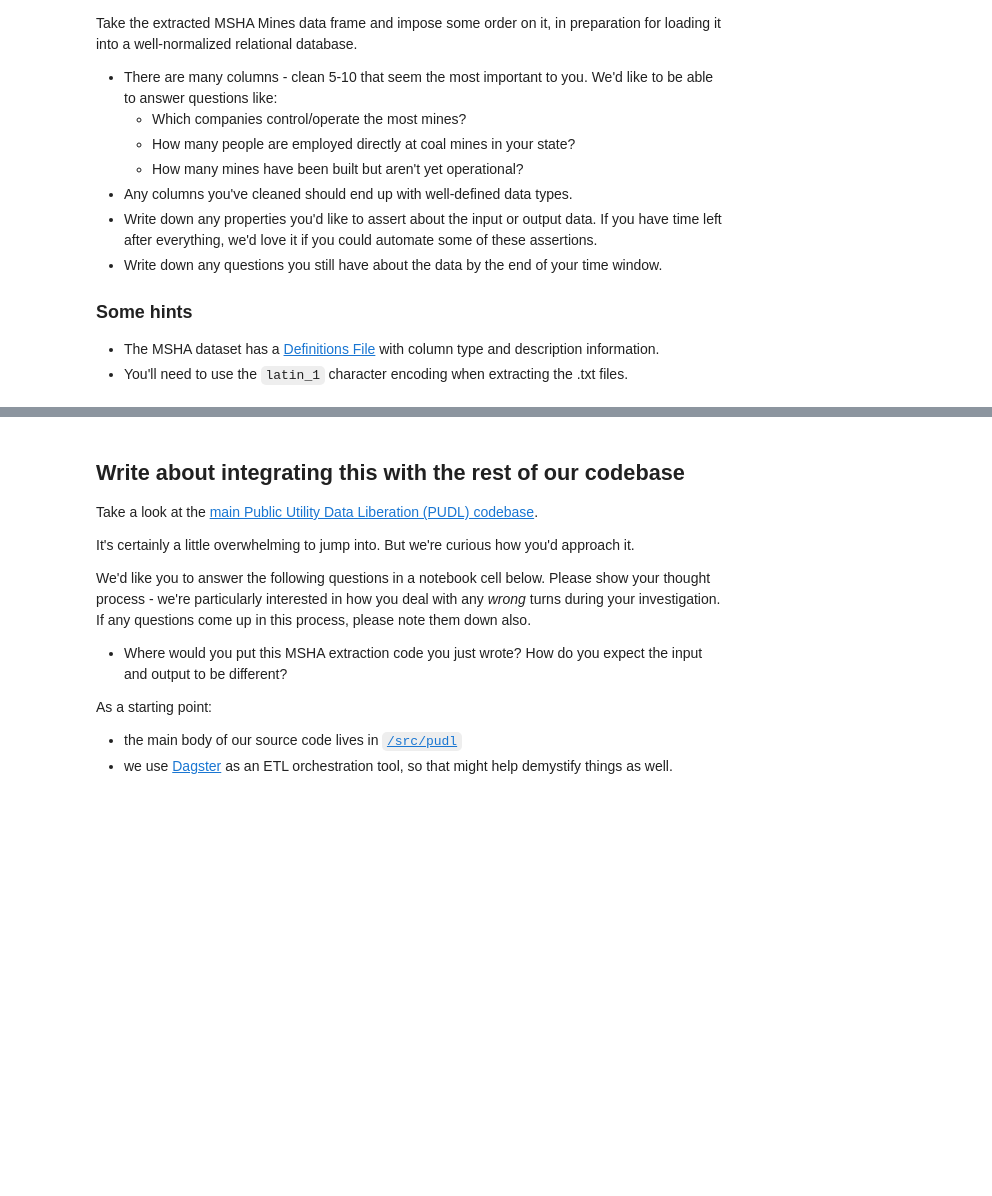
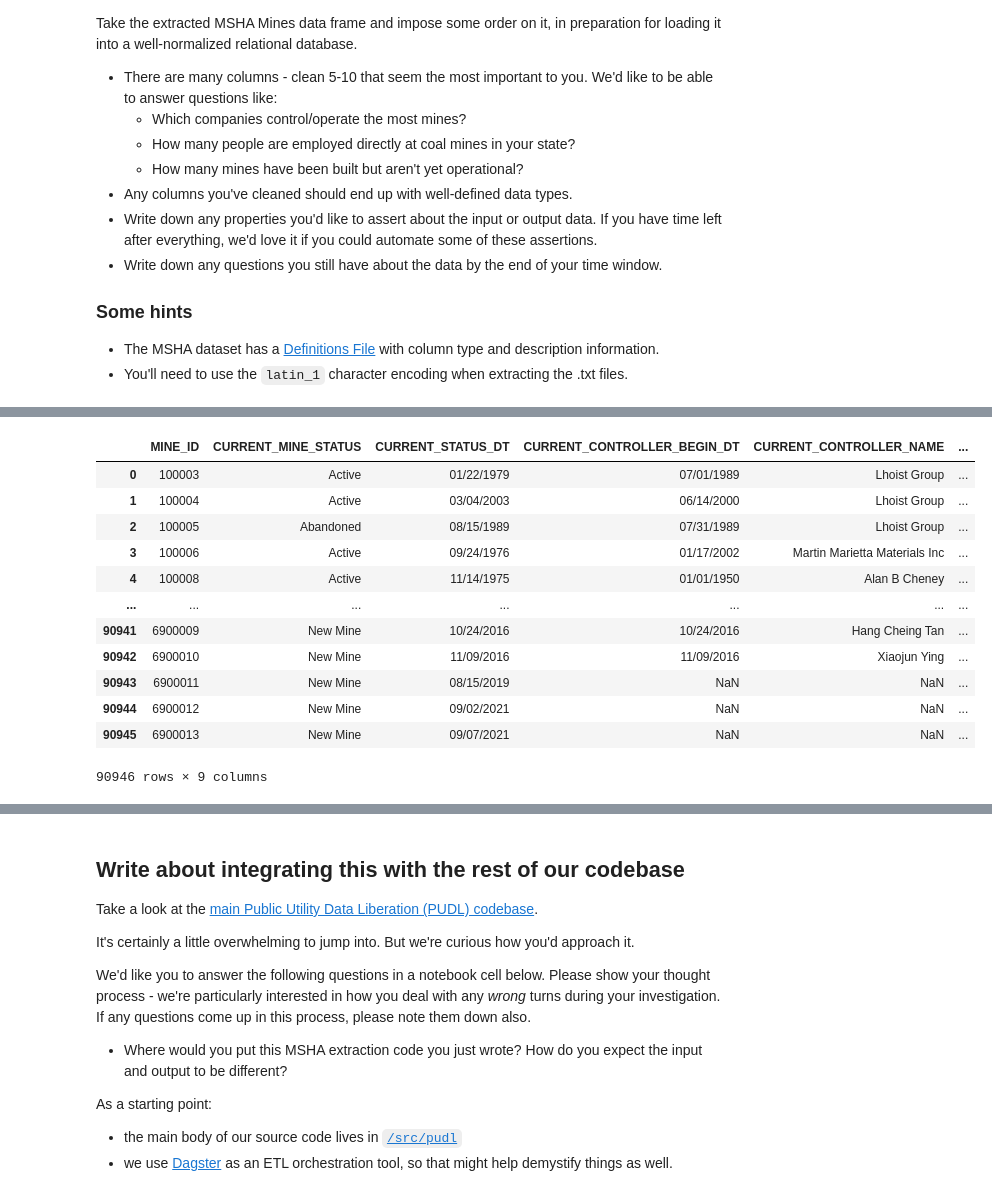
Before and after one commit to sajinashresthacoding/interview-questions, a Jupyter notebook: data-wrangler.ipynb, the cells around one changed output, grey strips where cells are left out. Cells and saved outputs as stored; diff of their text form; code cells hidden in the pictures; blank space fills up the shorter version.

```diff
--- a/data-wrangler.ipynb
+++ b/data-wrangler.ipynb
@@ -74,0 +126,19 @@ Take the extracted MSHA Mines data frame and impose some order on it, in prepara
+# %%
+##extracting the columns I need.
+allmines_df = raw_df[["MINE_ID","CURRENT_MINE_STATUS", "CURRENT_STATUS_DT", "CURRENT_CONTROLLER_BEGIN_DT",
+              "CURRENT_CONTROLLER_NAME", "CURRENT_OPERATOR_ID", "STATE", "COMPANY_TYPE", "NO_EMPLOYEES"]]
+allmines_df
+# %% [output]
+|  | MINE_ID | CURRENT_MINE_STATUS | CURRENT_STATUS_DT | CURRENT_CONTROLLER_BEGIN_DT | CURRENT_CONTROLLER_NAME | ... |
+| 0 | 100003 | Active | 01/22/1979 | 07/01/1989 | Lhoist Group | ... |
+| 1 | 100004 | Active | 03/04/2003 | 06/14/2000 | Lhoist Group | ... |
+| 2 | 100005 | Abandoned | 08/15/1989 | 07/31/1989 | Lhoist Group | ... |
+| 3 | 100006 | Active | 09/24/1976 | 01/17/2002 | Martin Marietta Materials Inc | ... |
+| 4 | 100008 | Active | 11/14/1975 | 01/01/1950 | Alan B Cheney | ... |
+| ... | ... | ... | ... | ... | ... | ... |
+| 90941 | 6900009 | New Mine | 10/24/2016 | 10/24/2016 | Hang Cheing Tan | ... |
+| 90942 | 6900010 | New Mine | 11/09/2016 | 11/09/2016 | Xiaojun Ying | ... |
+| 90943 | 6900011 | New Mine | 08/15/2019 | NaN | NaN | ... |
+| 90944 | 6900012 | New Mine | 09/02/2021 | NaN | NaN | ... |
+| 90945 | 6900013 | New Mine | 09/07/2021 | NaN | NaN | ... |
+90946 rows × 9 columns
```
Also changed, not shown: parts of 17 cells of this notebook.
